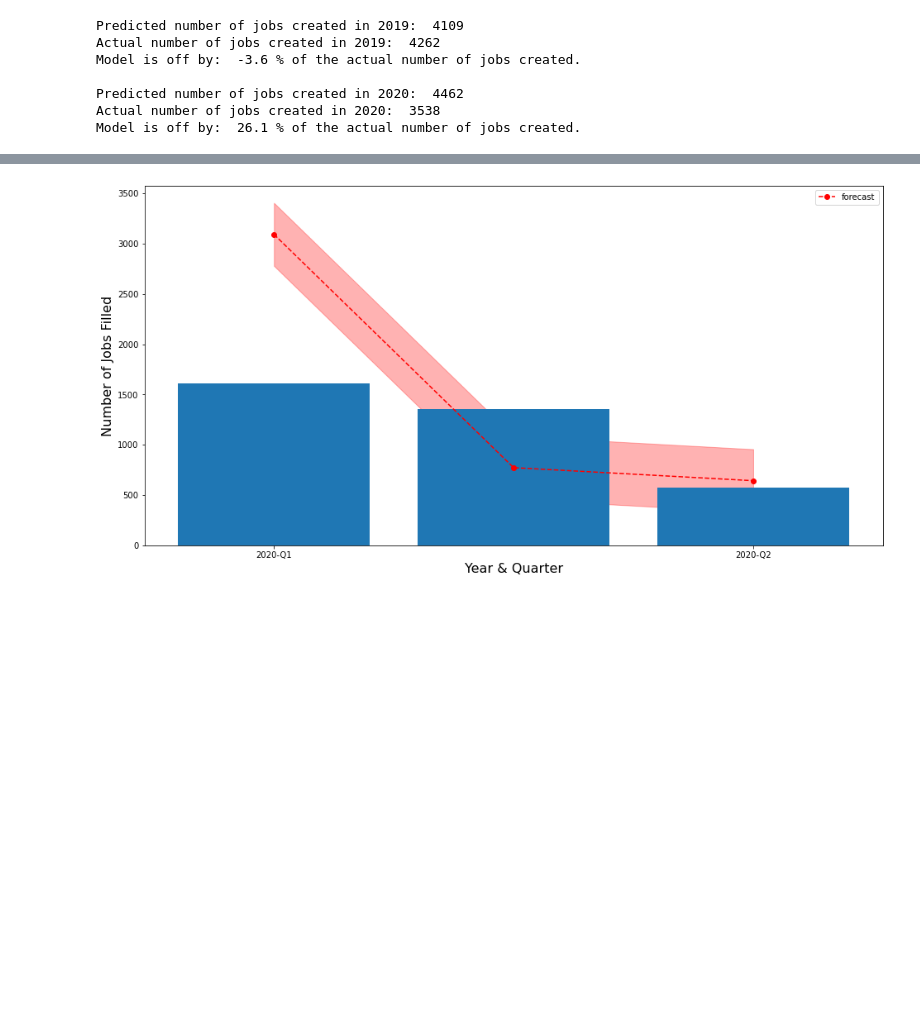
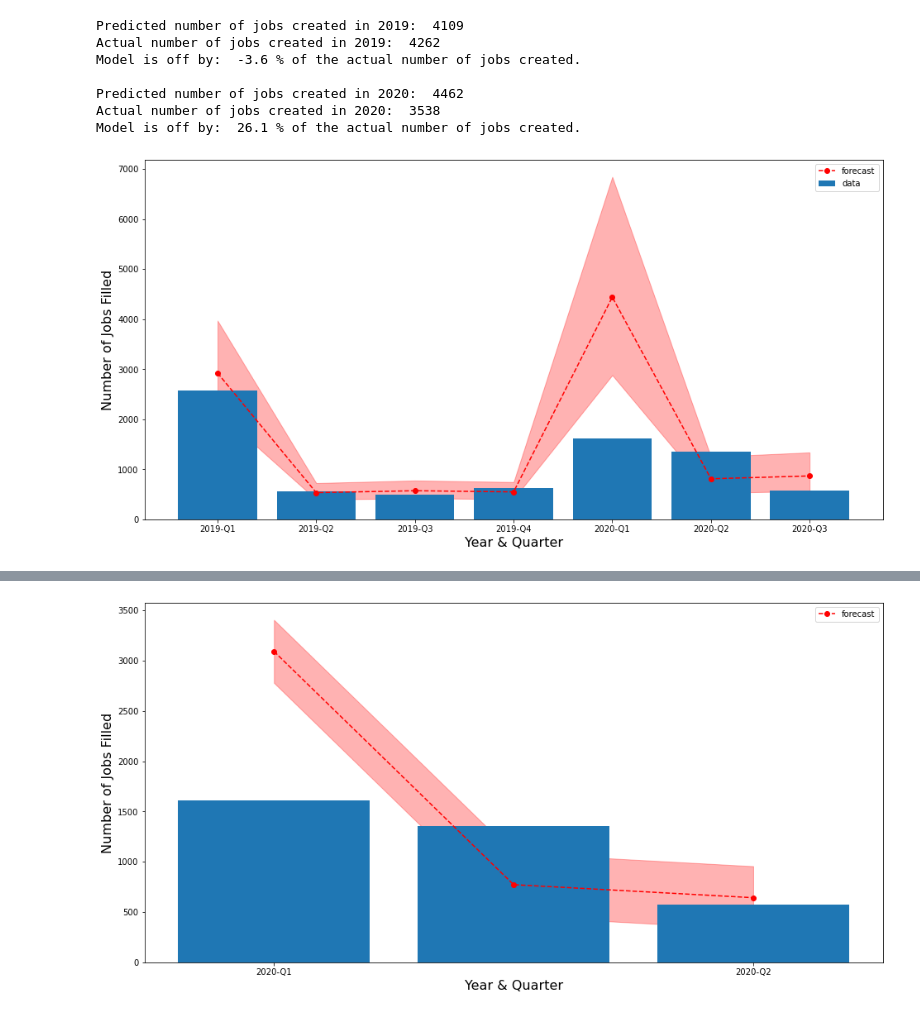
Before and after one commit to SkylarTrigueiro/dataScienceHiringPatterns, a Jupyter notebook: timeSeriesForecast.ipynb, the cells around one changed output, grey strips where cells are left out. Saved outputs shown, nothing was run; the diff lists cells and outputs as text; code cells hidden in the pictures; blank space fills up the shorter version.

```diff
--- a/timeSeriesForecast.ipynb
+++ b/timeSeriesForecast.ipynb
@@ -65,3 +76,8 @@ SARIMAX Results
 | Prob(H) (two-sided): | 0.15 | Kurtosis: | 6.81 |
 Warnings:
 [1] Covariance matrix calculated using the outer product of gradients (complex-step).
+# %%
+logmodel1 = pm.auto_arima(train['Log Jobs Filled'],
+                      trace=True,
+                      suppress_warnings=True,
+                      seasonal=True, m=4)
@@ -148,3 +189,19 @@ Model is off by:  -3.6 % of the actual number of jobs created.
 Predicted number of jobs created in 2020:  4462
 Actual number of jobs created in 2020:  3538
 Model is off by:  26.1 % of the actual number of jobs created.
+# %%
+test_pred, confint = logmodel1.predict(n_periods=nTest, return_conf_int=True)
+# %%
+fig, ax = plt.subplots(figsize=(16, 8))
+ax.bar(test.index, np.exp(test['Log Jobs Filled']), label='data')
+#ax.plot(test.index, test['Jobs Filled'], '--', marker='o', label='data')
+ax.plot(test.index, np.exp(test_pred), '--', marker='o', color='red', label='forecast')
+ax.fill_between(test.index, \
+                np.exp(confint[:,0]), np.exp(confint[:,1]), \
+                color='red', alpha=0.3)
+ax.set_xticklabels([0] + list(test["Year & Quarter"]))
+plt.xlabel("Year & Quarter", fontsize=16)
+plt.ylabel("Number of Jobs Filled", fontsize=16)
+ax.legend();
+# %% [output]
+[figure, added]
```
Also changed, not shown: parts of 20 cells of this notebook, 2 other files.
